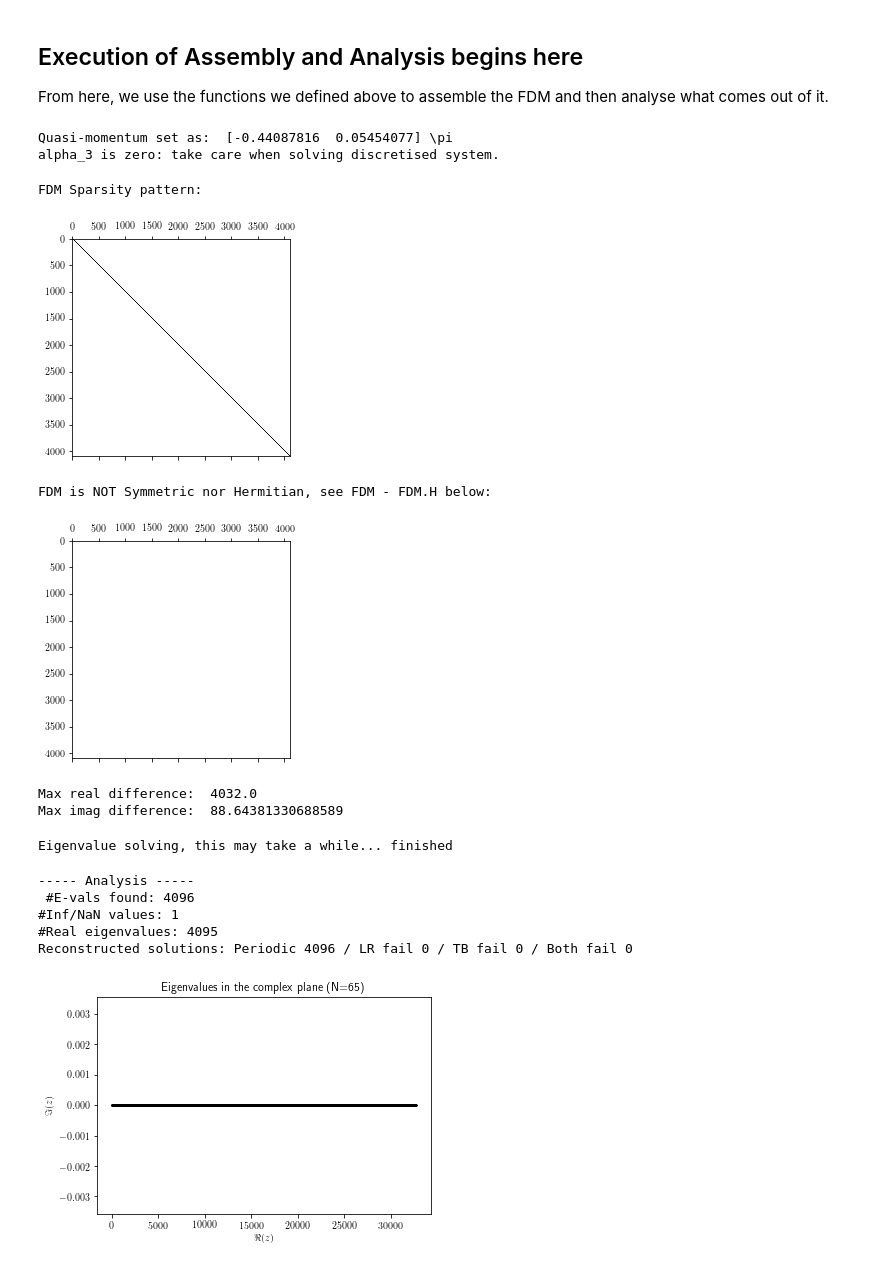
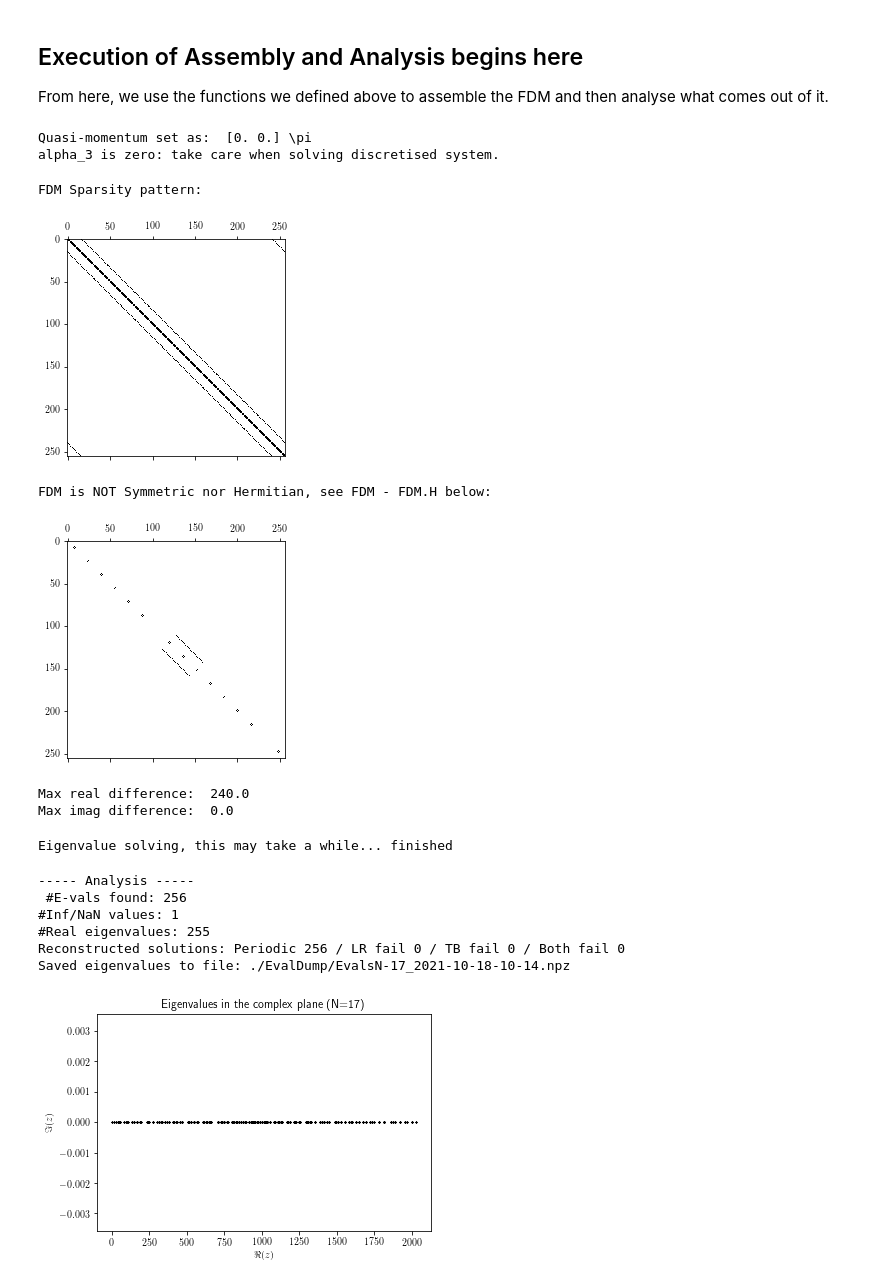
Before and after one commit to willGraham01/PhD-Work-Git, a Jupyter notebook: QG_Code/NumericalSolves/Composite_Cross/CompositeMedium_PeriodicFDM.ipynb, the cells around one changed output. Cells and saved outputs as stored; diff of their text form; code cells hidden in the pictures.

```diff
--- a/QG_Code/NumericalSolves/Composite_Cross/CompositeMedium_PeriodicFDM.ipynb
+++ b/QG_Code/NumericalSolves/Composite_Cross/CompositeMedium_PeriodicFDM.ipynb
@@ -49,7 +49,7 @@ The following "translation" between the column vector and grid representation of
 
 for any $i,j\in\{0,...,N-2\}$.
 # %%
-# imports
+# imports for construction and analysis
 import numpy as np
 from numpy.random import choice, uniform
 from scipy.linalg import eig
@@ -59,9 +59,12 @@ from matplotlib import rc, cm
 rc('text', usetex=True)
 from mpl_toolkits.mplot3d import Axes3D
 
+# for saving data
+from datetime import datetime
+
 # number of meshpoints
 # this is defined up here to save an argument being passed to M2C every time we want to use it
-N = 65
+N = 17
 if N%2==0:
     print('N = %d is not even, using N=%d instead' % (N, N+1))
     N += 1
@@ -722,10 +725,10 @@ From here, we use the functions we defined above to assemble the FDM and then an
 # Begin assembly script here.
 
 # quasi-momentum value
-#theta = np.array([0.,0.], dtype=float)
+theta = np.array([0.,0.], dtype=float)
 #theta = np.array([np.pi/3,0.], dtype=float)
 #theta = np.array([np.pi/3,np.pi/3], dtype=float)
-theta = uniform(-np.pi, np.pi, size=(2,))
+#theta = uniform(-np.pi, np.pi, size=(2,))
 print('Quasi-momentum set as: ', theta/np.pi, '\pi')
 
 # coupling constant at v_3
@@ -751,7 +754,7 @@ for ve in [31,53]:
 # Assemble row entry for v_3
 v3FDM(FDM, alpha3, N, log=logOn)
 # %% [output]
-Quasi-momentum set as:  [-0.44087816  0.05454077] \pi
+Quasi-momentum set as:  [0. 0.] \pi
 alpha_3 is zero: take care when solving discretised system.
 # %%
 # Check sparsity pattern of FDM
@@ -773,11 +776,11 @@ else:
     print('Max imag difference: ', np.max(np.abs(np.imag(diff))))
 # %% [output]
 FDM Sparsity pattern:
-[figure, old version]
+[figure, new version]
 FDM is NOT Symmetric nor Hermitian, see FDM - FDM.H below:
-[figure, old version]
+[figure, new version]
-Max real difference:  4032.0
-Max imag difference:  88.64381330688589
+Max real difference:  240.0
+Max imag difference:  0.0
 # %%
 # Compute e'values and e'vectors.
 # NOTE: if alpha_3 is zero, will need to insert B(N) for a generalised eigenvalue problem
@@ -785,6 +788,10 @@ Max imag difference:  88.64381330688589
 print('Eigenvalue solving, this may take a while...', end='')
 wVals, wVecs = eig(FDM, B(N))
 print(' finished')
+
+# settings for preserving the values computed
+saveEvals = True
+saveEvecs = False
 # %% [output]
 Eigenvalue solving, this may take a while... finished
 # %%
@@ -802,37 +809,48 @@ for w in range(len(wVals)):
         print('E-vec at index %d not periodic Top <-> Bottom' % (w))
     elif tf[1]:
         # tb boundary fine, lr boundary not periodic
         lrFail += 1
         print('E-vec at index %d not periodic Left <-> Right' % (w))
     else:
         # no periodicity on either solution!
         lrFail += 1
         tbFail += 1
         print('E-vec at index %d not periodic in either direction' % (w))
 
 # visualise the eigenvalues that we found
 eFig, eAx = PlotEvals(wVals)
 eFig.show()
 # now try this but for only the real eigenvalues?
 # clear infs and NaN evals
 eVals, tf = Purge(wVals)
 eVecs = wVecs[:,tf]
 realTF = RealEvalIndices(eVals, tol=1e-8)
 #eRFig, eRAx = PlotEvals(eVals[realTF], N) #need to pass N here as otherwise the inference will be wrong!
 #eRFig.show()
 
 print('----- Analysis ----- \n #E-vals found: %d' % (len(wVals)))
 print('#Inf/NaN values: %d' % (len(wVals)-len(eVals)))
 print('#Real eigenvalues: %d' % (np.sum(realTF)))
 print('Reconstructed solutions: Periodic %d / LR fail %d / TB fail %d / Both fail %d' %
       (p,lrFail,tbFail,lrFail+tbFail+p-len(wVals)))
+
+# save the eigenvalues and a record of the quasi-momentum. Also throw in N for good measure
+if saveEvals:
+    saveStr = './EvalDump/EvalsN-' + str(N) + '_' + datetime.today().strftime('%Y-%m-%d-%H-%M') + '.npz'
+    np.savez(saveStr, eVals=eVals, qm=theta, N=N)
+    print('Saved eigenvalues to file:', saveStr)
+if saveEvecs:
+    saveStr = './EvalDump/EvecsN-' + str(N) + '_' + datetime.today().strftime('%Y-%m-%d-%H-%M') + '.npz'
+    np.savez(saveStr, eVecs=eVecs, qm=theta, N=N)
+    print('Saved eigenvalues to file:', saveStr)
 # %% [output]
 ----- Analysis -----
- #E-vals found: 4096
+ #E-vals found: 256
 #Inf/NaN values: 1
-#Real eigenvalues: 4095
-Reconstructed solutions: Periodic 4096 / LR fail 0 / TB fail 0 / Both fail 0
+#Real eigenvalues: 255
+Reconstructed solutions: Periodic 256 / LR fail 0 / TB fail 0 / Both fail 0
+Saved eigenvalues to file: ./EvalDump/EvalsN-17_2021-10-18-10-14.npz
-[figure, old version]
+[figure, new version]
 # %%
 # close all figures that are currently open
 plt.close('all')
```
Also changed, not shown: parts of 2 cells of this notebook, 5 other files.
